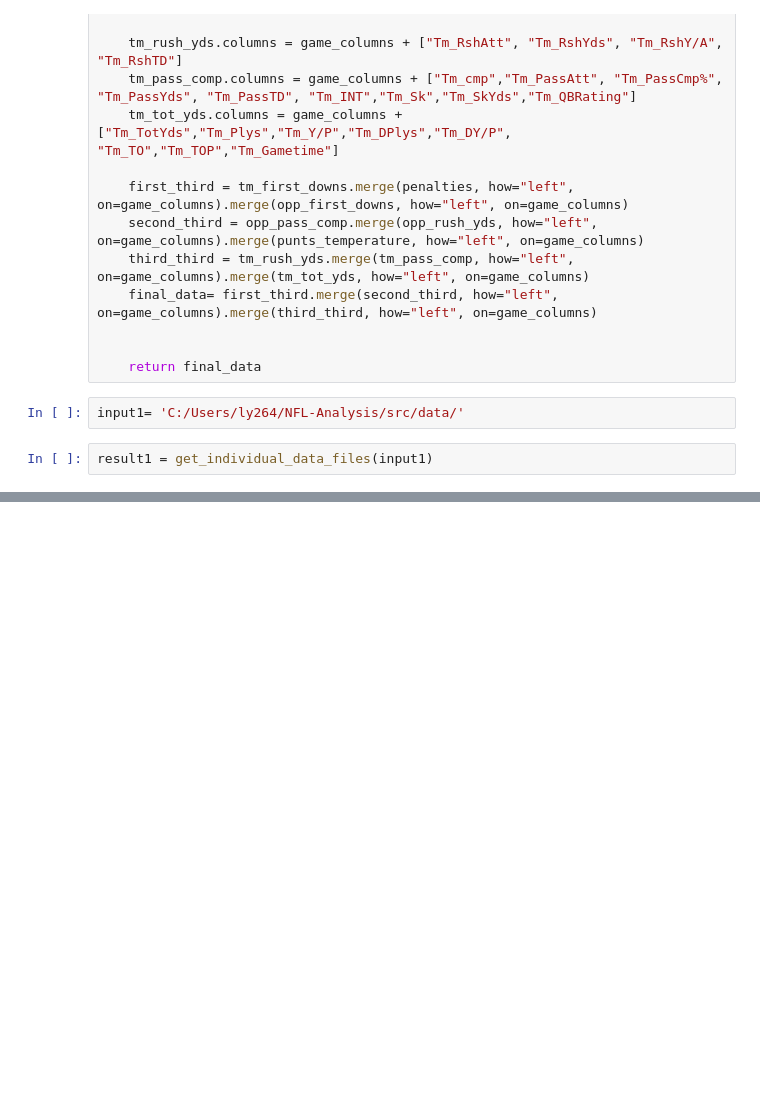
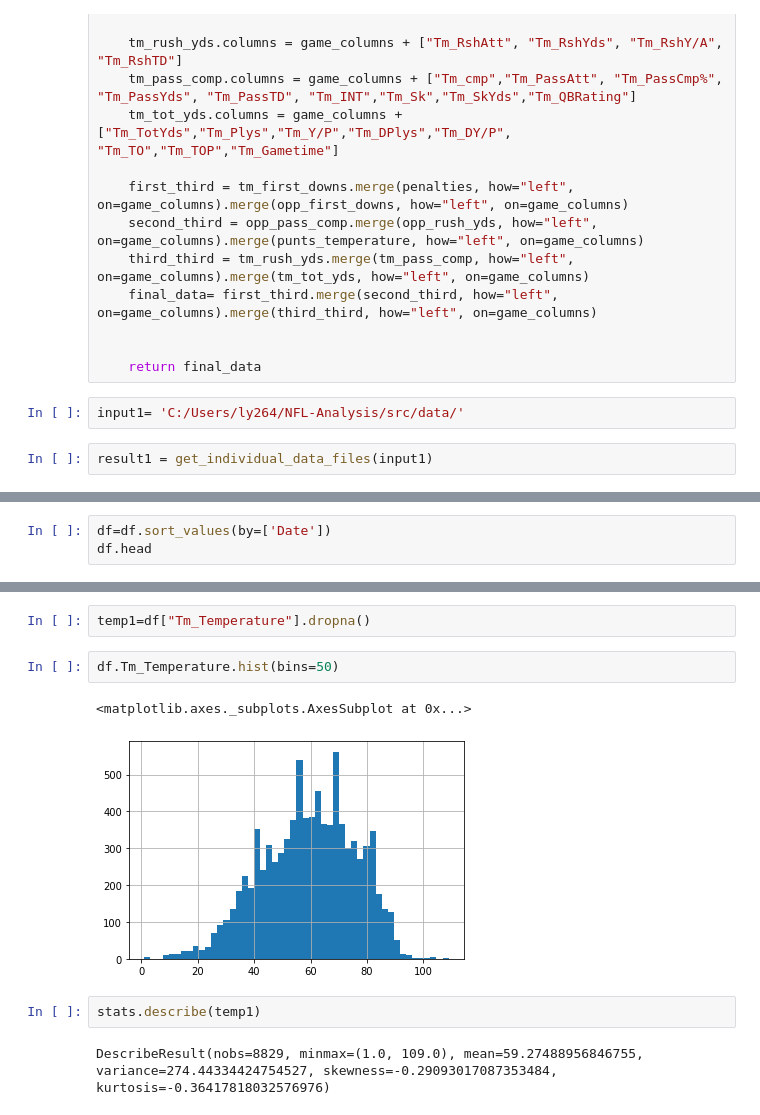
Before and after one commit to sujeetyeramareddy9/NFL-Analysis, a Jupyter notebook: src/Yong_EDA.ipynb, the cells around one changed output, grey strips where cells are left out. Drawn from its saved outputs; the diff is of its cells as text; blank space fills up the shorter version.

```diff
--- a/src/Yong_EDA.ipynb
+++ b/src/Yong_EDA.ipynb
@@ -87,0 +148,3 @@ result1
+# %%
+df=df.sort_values(by=['Date'])
+df.head
@@ -87,0 +169,11 @@ result1
+# %%
+temp1=df["Tm_Temperature"].dropna()
+# %%
+df.Tm_Temperature.hist(bins=50)
+# %% [output]
+<matplotlib.axes._subplots.AxesSubplot at 0x...>
+[figure, added]
+# %%
+stats.describe(temp1)
+# %% [output]
+DescribeResult(nobs=8829, minmax=(1.0, 109.0), mean=59.27488956846755, variance=274.44334424754527, skewness=-0.29093017087353484, kurtosis=-0.36417818032576976)
```
Also changed, not shown: parts of 14 cells of this notebook.
